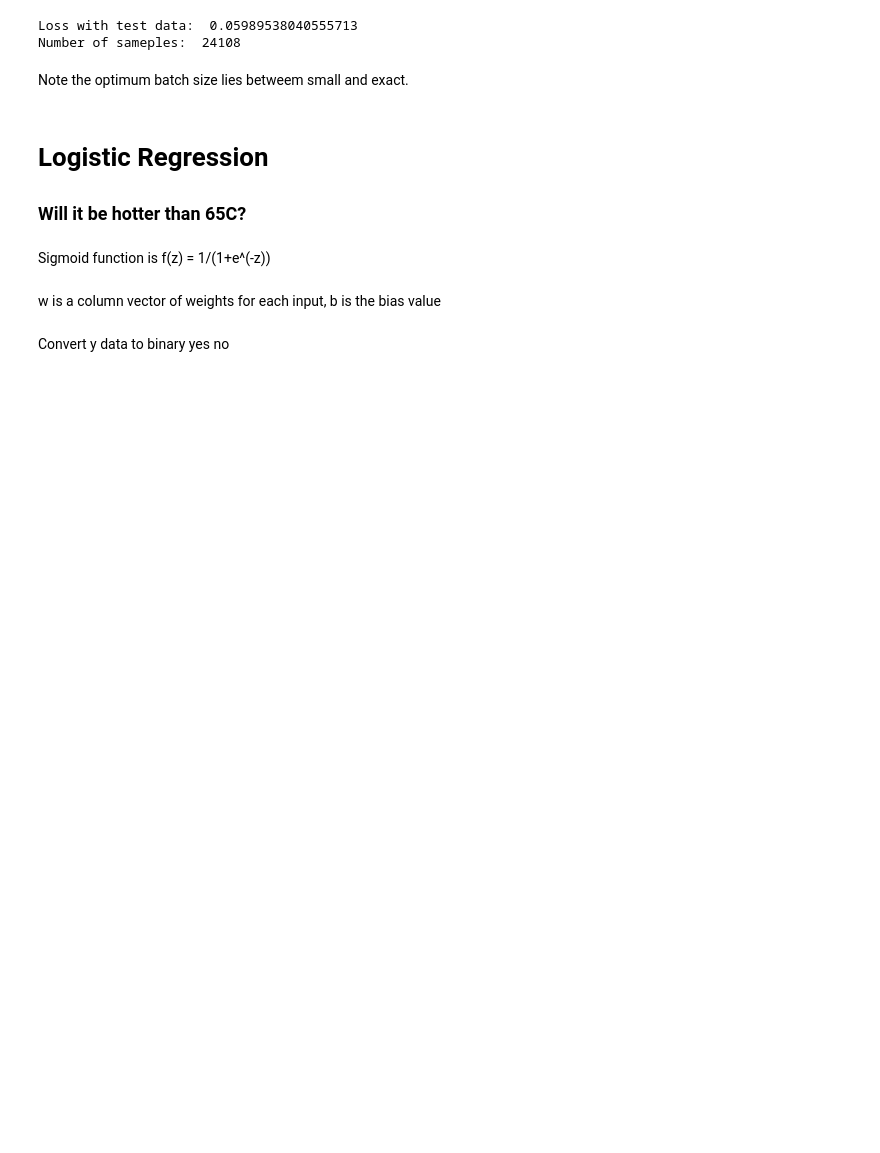
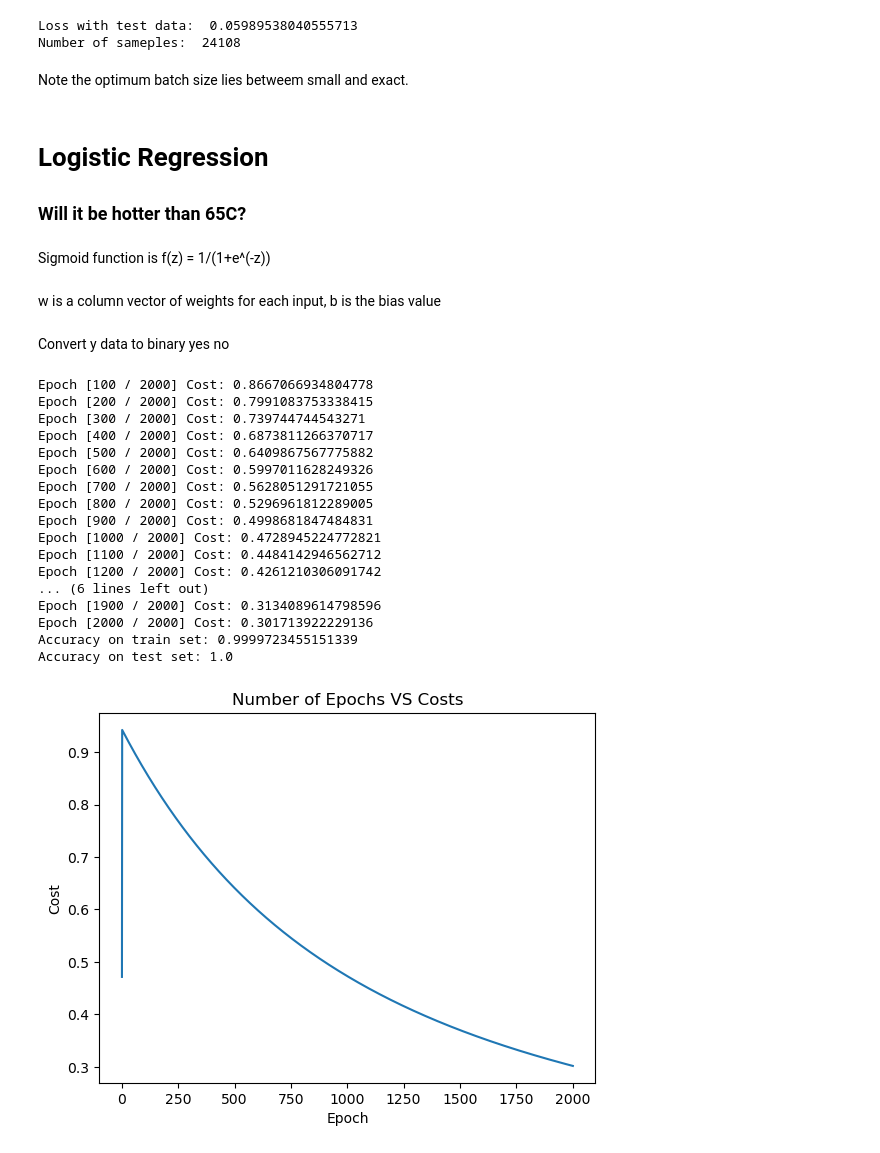
Before and after one commit to Aaron-Cu/Deep-Learning-Assignment-1-Linear-and-Logistic-Regression, a Jupyter notebook: sample_code.ipynb, the cells around one changed output. Drawn from its saved outputs; the diff is of its cells as text; code cells hidden in the pictures; blank space fills up the shorter version.

```diff
--- a/sample_code.ipynb
+++ b/sample_code.ipynb
@@ -206,24 +213,23 @@ def initialize_params(dim):
 Convert y data to binary yes no
 # %%
 def y_as_binary(y):
-    result = np.zeros(len(y),1)
-    for y_value in y:
+    result = np.ones((len(y),1))
+    for y_value in y.iloc[:,0]:
         i = 0
         if y_value > 0.65:
             result[i] = 1
         else:
-            result[i] = 0
+            result[i] = -1
     return result
 # %%
 def propogate(w, b, X, Y):
-    samples = X.shape[1]
-
-    A = sigmoid(np.dot(w.T, X)+b)
+    samples = len(X)
+    A = sigmoid(np.dot(X,w)+b)
     cost = -(np.sum(Y*np.log(A)+(1-Y)*np.log(1-A)))/samples
 
     dZ = A-Y
-    dw = (np.dot(X,dZ.T))/samples
-    db = (np.sum(dz))/samples
+    dw = (np.dot(dZ.T, X))/samples
+    db = (np.sum(dZ))/samples
 
     grads = {"dw": dw,
              "db": db}
@@ -240,48 +246,67 @@ def optimize(w, b, X, y, num_epochs, lr):
         w = w - lr*dw
         b = b - lr*db
 
-        if i % 100 == 0:
-            print(cost)
-        costs.append("Cost: "+ str(cost), end='\r')
+        if (i+1) % 100 == 0:
+            print("Epoch ["+str(i+1)+" / " +str(num_epochs)+"] Cost: "+str(cost))
+        costs.append(cost)
+        print("Cost: "+ str(cost), end='\r')
 
     params = {"w": w,
               "b": b}
     grads = {"dw": dw,
              "db": b}
-    return params, grads, cost
+    return params, grads, costs
 # %%
 def predict(w, b, X):
-    samples = X.shape[1]
-    Y_prediction = np.zeros((1,samples))
-    A = sigmoid(np.dot(w.t,X)+b)
+    samples = len(X)
+    Y_prediction = np.zeros((samples, 1))
+    A = sigmoid(np.dot(X, w)+b)
     for i in range(samples):
-        if A[0,i]>0.5:
-            Y_prediction[0,i] = 1
+        if A[i,0]>0.5:
+            Y_prediction[i,0] = 1
         else:
-            Y_prediction[0,i] = 0
+            Y_prediction[i,0] = -1
 
     return Y_prediction
 # %%
-w_log, b_log = initialize_params(2)
-log_epochs = 1000
+w_log, b_log = initialize_params(np.mean(X_train, axis=0), np.std(X_train), 2)
+log_epochs = 2000
 log_learning_rate = 0.001
 Y_train = y_as_binary(y_train)
 Y_test = y_as_binary(y_test)
 params, grads, costs = optimize(w_log, b_log, X_train, Y_train, log_epochs, log_learning_rate)
 w_log = params['w']
 b_log = params['b']
 
 prediction_train = predict(w_log, b_log, X_train)
 prediction_test = predict(w_log, b_log, X_test)
 
 accuracy_train = 1 - np.mean(np.abs(prediction_train - Y_train))
 accuracy_test = 1- np.mean(np.abs(prediction_test - Y_test))
 print("Accuracy on train set: "+str(accuracy_train))
 print("Accuracy on test set: "+str(accuracy_test))
-plt.plot(log_epochs, costs)
-plt.legend()
-plt.ylim(0,0.7)
+plt.plot(np.array(range(log_epochs))+1, costs)
+#plt.ylim(0,0.7)
 plt.title("Number of Epochs VS Costs")
 plt.xlabel("Epoch")
 plt.ylabel("Cost")
 plt.show()
+# %% [output]
+Epoch [100 / 2000] Cost: 0.8667066934804778
+Epoch [200 / 2000] Cost: 0.7991083753338415
+Epoch [300 / 2000] Cost: 0.739744744543271
+Epoch [400 / 2000] Cost: 0.6873811266370717
+Epoch [500 / 2000] Cost: 0.6409867567775882
+Epoch [600 / 2000] Cost: 0.5997011628249326
+Epoch [700 / 2000] Cost: 0.5628051291721055
+Epoch [800 / 2000] Cost: 0.5296961812289005
+Epoch [900 / 2000] Cost: 0.4998681847484831
+Epoch [1000 / 2000] Cost: 0.4728945224772821
+Epoch [1100 / 2000] Cost: 0.4484142946562712
+Epoch [1200 / 2000] Cost: 0.4261210306091742
+... (6 lines left out)
+Epoch [1900 / 2000] Cost: 0.3134089614798596
+Epoch [2000 / 2000] Cost: 0.301713922229136
+Accuracy on train set: 0.9999723455151339
+Accuracy on test set: 1.0
+[figure, added]
```
Also changed, not shown: parts of 1 cell of this notebook.
